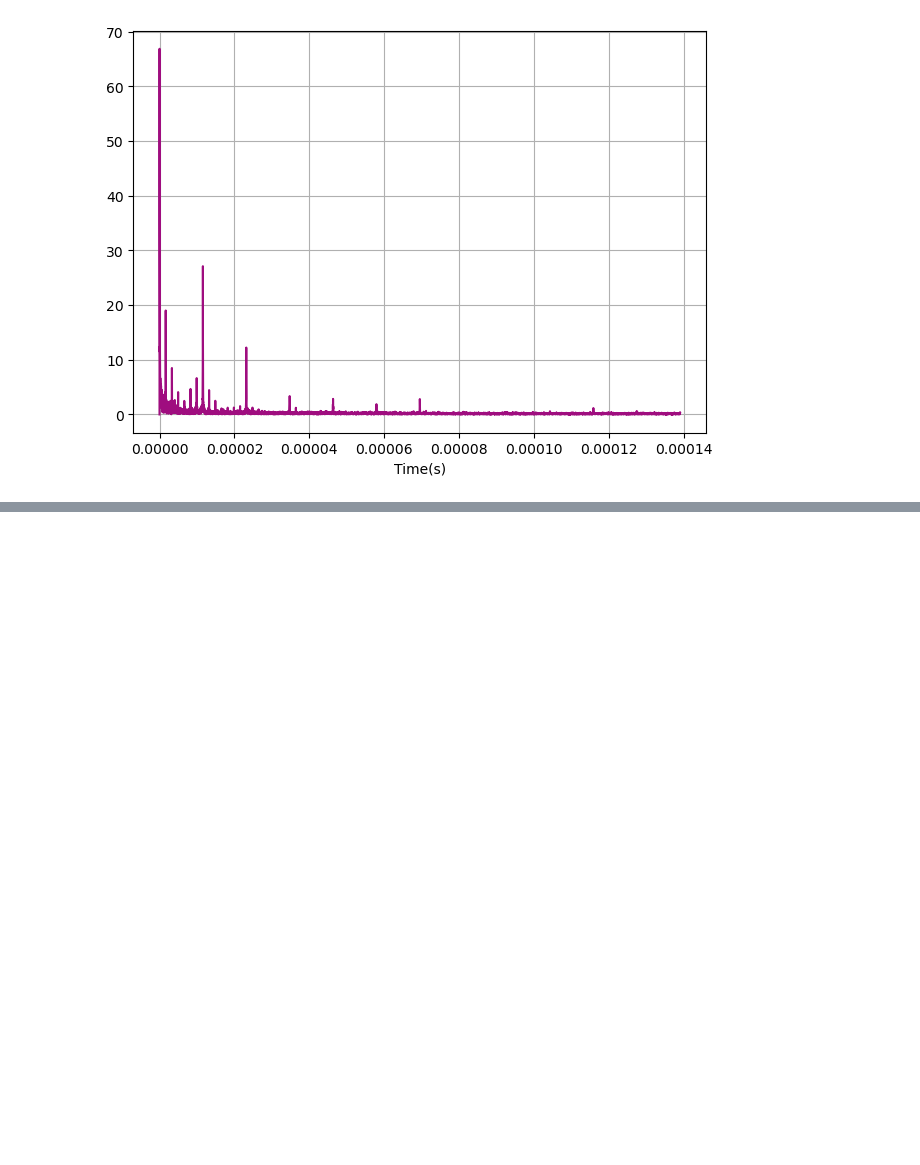
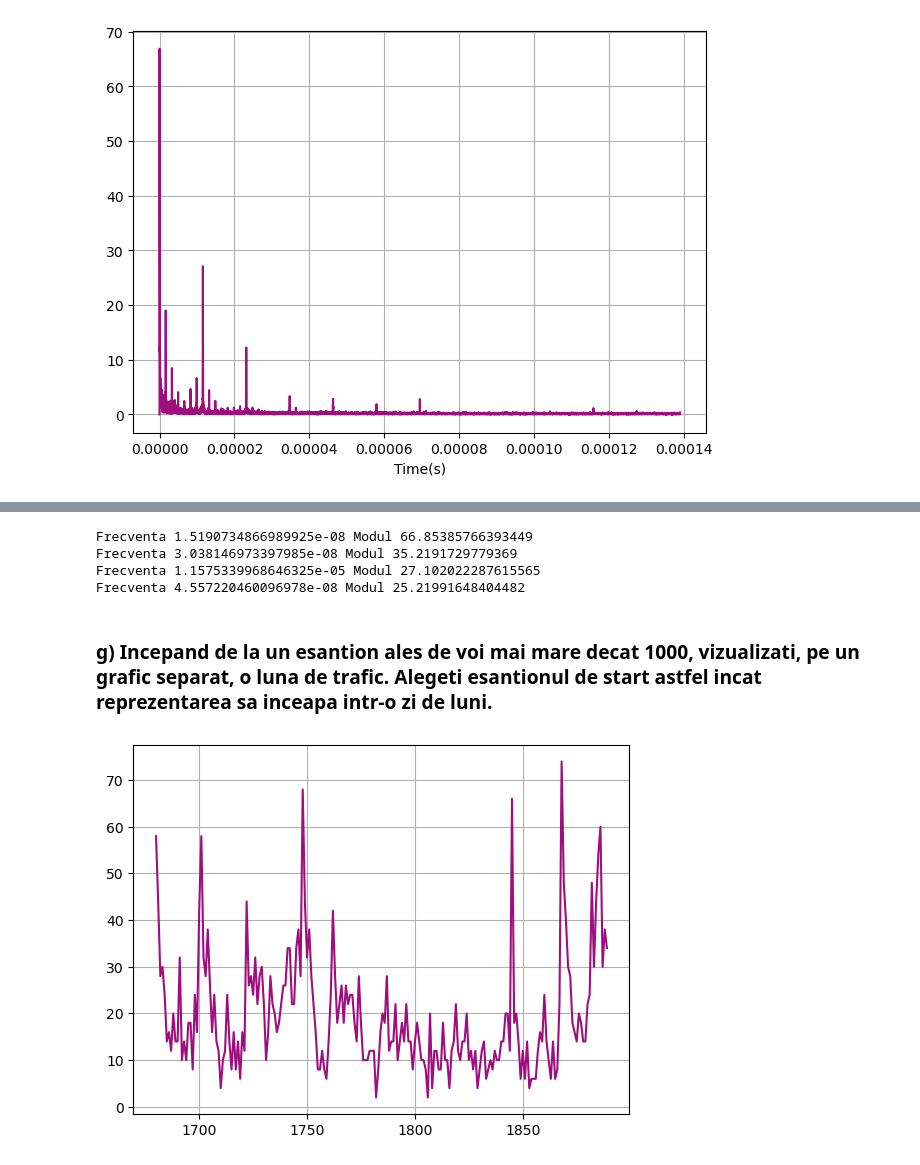
Before and after one commit to adania-miu/Prelucrarea-Semnalelor-Teme-Laborator, a Jupyter notebook: Laborator5/Lab5.ipynb, the cells around one changed output, grey strips where cells are left out. Cells and saved outputs as stored; diff of their text form; code cells hidden in the pictures; blank space fills up the shorter version.

```diff
--- a/Laborator5/Lab5.ipynb
+++ b/Laborator5/Lab5.ipynb
@@ -89,0 +92,42 @@ plt.show()
+# %%
+F1, F2, F3, F4 = 0, 0, 0, 0
+
+for i in range(1, len(Frecvente2)):
+    if DFT2[i] > DFT2[F1]:
+        F4 = F3
+        F3 = F2
+        F2 = F1
+        F1 = i
+    elif DFT2[i] > DFT2[F2]:
+        F4 = F3
+        F3 = F2
+        F2 = i
+    elif DFT2[i] > DFT2[F3]:
+        F4 = F3
+        F3 = i
+    elif DFT2[i] > DFT2[F4]:
+        F4 = i
+
+print(f"Frecventa {Frecvente2[F1]} Modul {DFT2[F1]}")
+print(f"Frecventa {Frecvente2[F2]} Modul {DFT2[F2]}")
+print(f"Frecventa {Frecvente2[F3]} Modul {DFT2[F3]}")
+print(f"Frecventa {Frecvente2[F4]} Modul {DFT2[F4]}")
+# %% [output]
+Frecventa 1.5190734866989925e-08 Modul 66.85385766393449
+Frecventa 3.038146973397985e-08 Modul 35.2191729779369
+Frecventa 1.1575339968646325e-05 Modul 27.102022287615565
+Frecventa 4.557220460096978e-08 Modul 25.21991648404482
+# %% [markdown]
+### g) Incepand de la un esantion ales de voi mai mare decat 1000, vizualizati, pe un grafic separat, o luna de trafic. Alegeti esantionul de start astfel incat reprezentarea sa inceapa intr-o zi de luni.
+# %%
+start = 24 * 7 * 10  # 1 esantion pe ora incepand din luna a 10-a
+end = start + 7 * 30
+
+x3 = np.arange(start, end, 1)
+y = x[start : end]
+# %%
+plt.plot(x3, y, color='#9F0D7F')
+plt.grid(True)
+plt.show()
+# %% [output]
+[figure, added]
```
Also changed, not shown: parts of 1 cell of this notebook.
